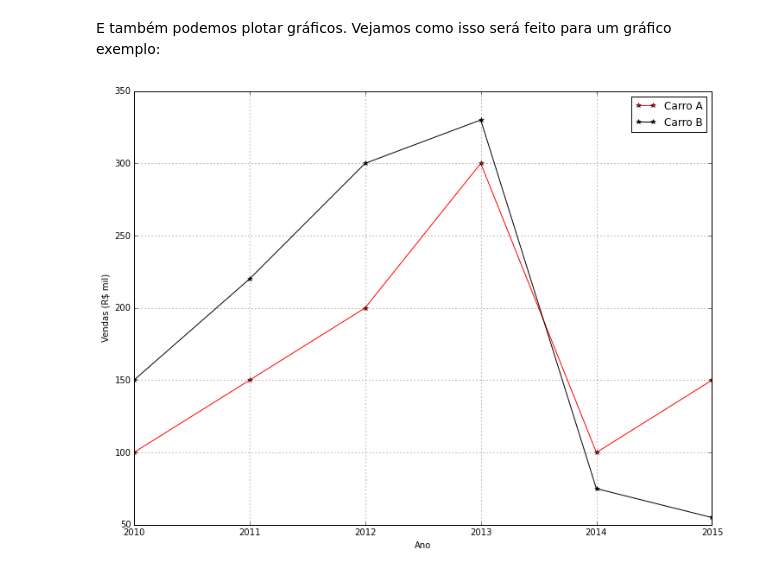
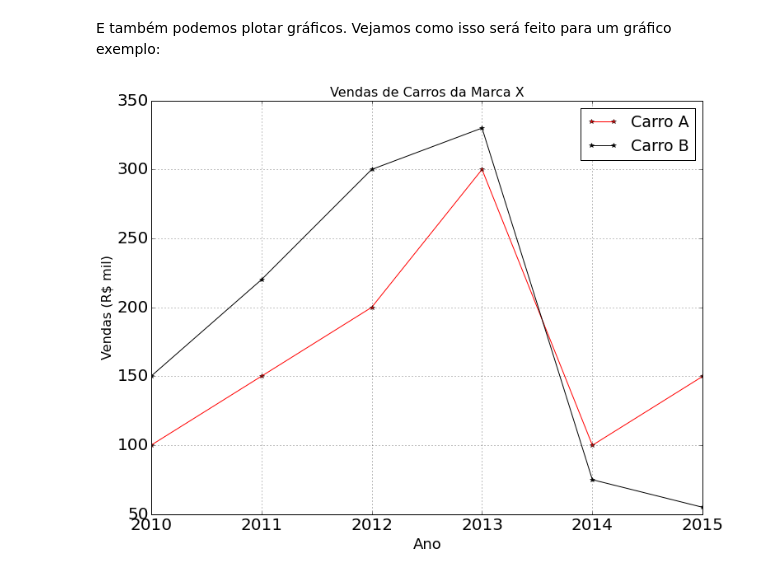
Before and after one commit to renanbirck/sfdsm-2015, a Jupyter notebook: Exemplo_Jupyter.ipynb, the cells around one changed output. Saved outputs shown, nothing was run; the diff lists cells and outputs as text; code cells hidden in the pictures.

```diff
--- a/Exemplo_Jupyter.ipynb
+++ b/Exemplo_Jupyter.ipynb
@@ -43,21 +60,26 @@ E também podemos plotar gráficos. Vejamos como isso será feito para um gráfi
 # %%
 fig = figure(figsize=(12, 9))  # Criar figura grande
 years = [2010, 2011, 2012, 2013, 2014, 2015]  # Vetores de dados para exemplo
 sales_A = [100, 150, 200, 300, 100, 150]
 sales_B = [150, 220, 300, 330,  75,  55]
 
+matplotlib.rc('xtick', labelsize=20)
+matplotlib.rc('ytick', labelsize=20)
+
+
 plot(years, sales_A, color='red', linestyle='-', marker='*', markerfacecolor='red')
 plot(years, sales_B, color='black', linestyle='-',  marker='*', markerfacecolor='black')
-xlabel('Ano')
+xlabel('Ano', size=18)
 
 # Definir limites dos eixos
 xlim([2010, 2015])
 ylim([50, 350])
 
 ax = axes()
 ax.set_xticklabels(years)
-ylabel('Vendas (R$ mil)')
-legend(['Carro A', 'Carro B'])
+ylabel('Vendas (R$ mil)', size=16)
+legend(['Carro A', 'Carro B'], fontsize=19, loc='best')
+title('Vendas de Carros da Marca X', fontsize=16)
 grid()
 # %% [output]
-[figure, old version]
+[figure, new version]
```
Also changed, not shown: parts of 3 cells of this notebook, 1 other file.
